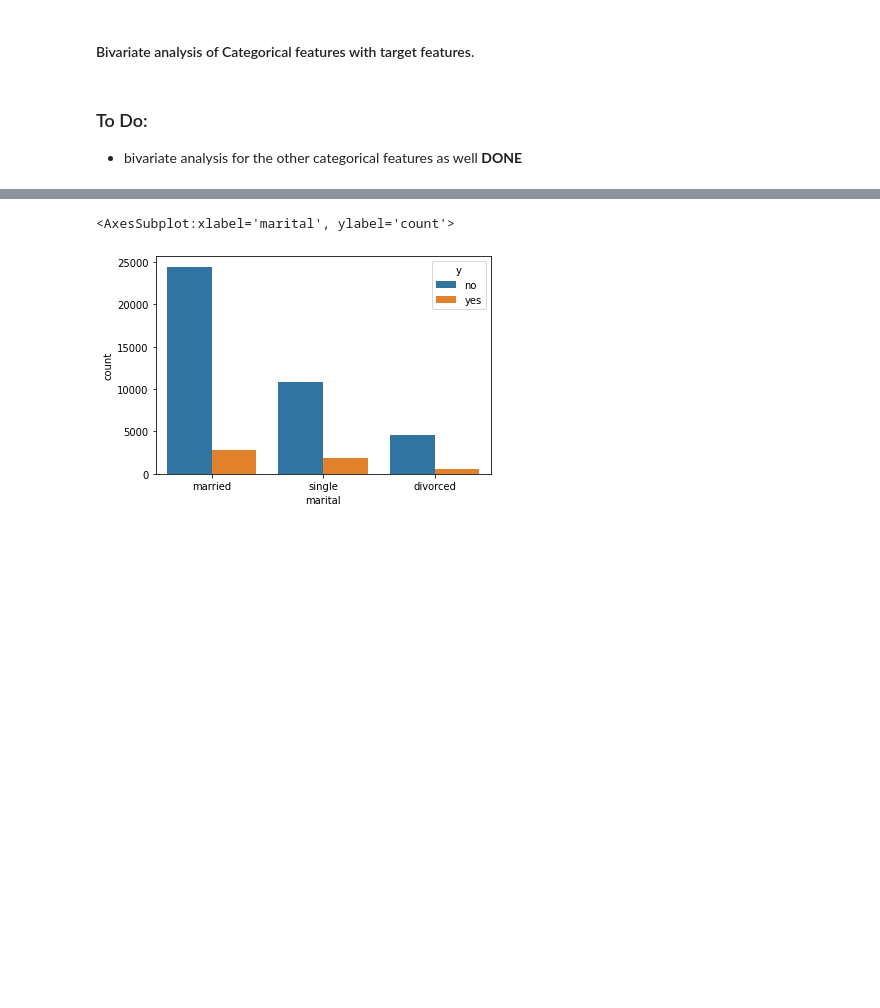
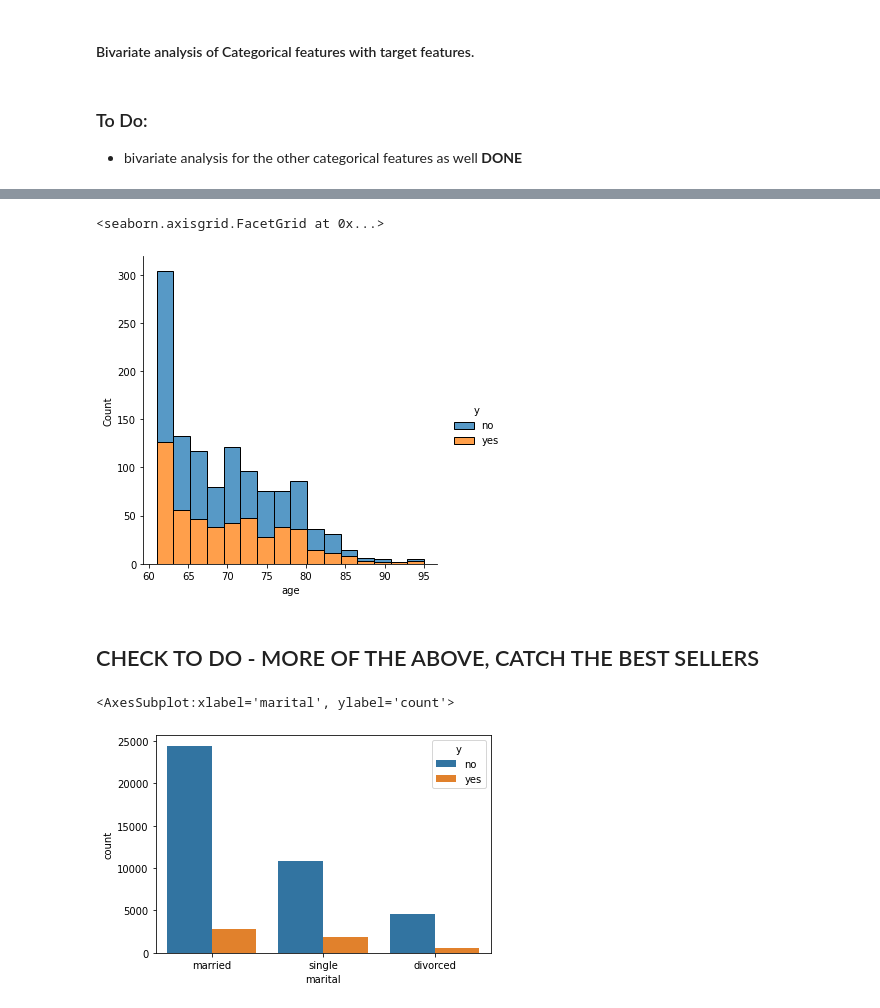
Before and after one commit to andreastgram/ds_banking, a Jupyter notebook: ds_banking.ipynb, the cells around one changed output, grey strips where cells are left out. Saved outputs shown, nothing was run; the diff lists cells and outputs as text; code cells hidden in the pictures; blank space fills up the shorter version.

```diff
--- a/ds_banking.ipynb
+++ b/ds_banking.ipynb
@@ -138,0 +151,5 @@ plt.show()
+# %%
+sns.displot(df[df['age'] > 60], x="age", hue="y", multiple="stack")
+# %% [output]
+<seaborn.axisgrid.FacetGrid at 0x...>
+[figure, added]
@@ -139,3 +158,5 @@ plt.show()
+# %% [markdown]
+## CHECK TO DO - MORE OF THE ABOVE, CATCH THE BEST SELLERS
 # %%
 sns.countplot(x="marital", hue="y", data=df)
 # %% [output]
```
Also changed, not shown: parts of 4 cells of this notebook.
